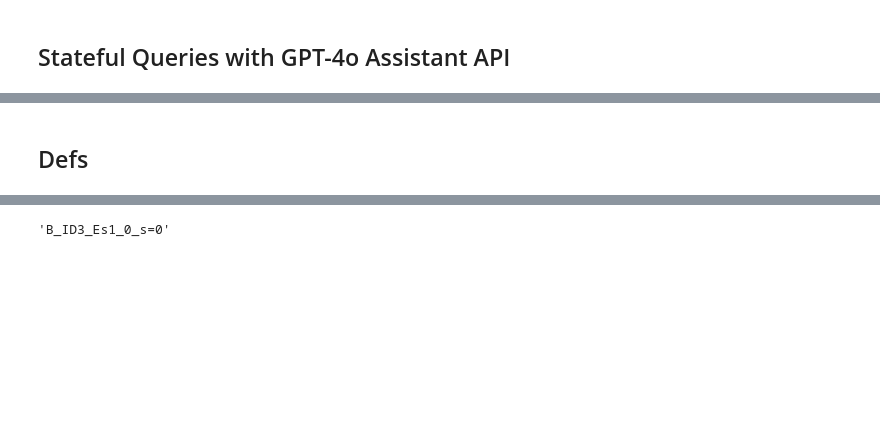
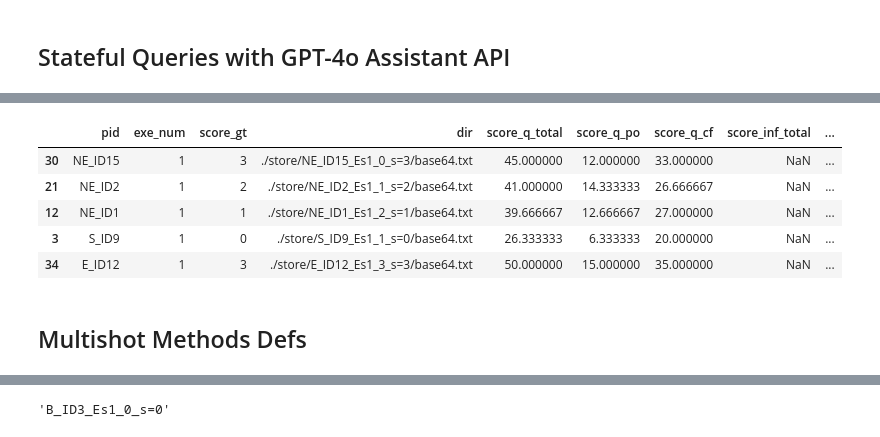
Before and after one commit to deanziyangyu/TRViT, a Jupyter notebook: src/nb/data/skeleton/prompt_lab.ipynb, the cells around one changed output, grey strips where cells are left out. Drawn from its saved outputs; the diff is of its cells as text; code cells hidden in the pictures; blank space fills up the shorter version.

```diff
--- a/src/nb/data/skeleton/prompt_lab.ipynb
+++ b/src/nb/data/skeleton/prompt_lab.ipynb
@@ -1065,0 +1164,9 @@ last_eval = reps_eval_200[(reps_eval_200['exe_num'] == 1)].iloc[5] # ends at sco
+# %%
+reps_eval_200.loc[inf_idx]
+# %% [output]
+|  | pid | exe_num | score_gt | dir | score_q_total | score_q_po | score_q_cf | score_inf_total | ... |
+| 30 | NE_ID15 | 1 | 3 | ./store/NE_ID15_Es1_0_s=3/base64.txt | 45.000000 | 12.000000 | 33.000000 | NaN | ... |
+| 21 | NE_ID2 | 1 | 2 | ./store/NE_ID2_Es1_1_s=2/base64.txt | 41.000000 | 14.333333 | 26.666667 | NaN | ... |
+| 12 | NE_ID1 | 1 | 1 | ./store/NE_ID1_Es1_2_s=1/base64.txt | 39.666667 | 12.666667 | 27.000000 | NaN | ... |
+| 3 | S_ID9 | 1 | 0 | ./store/S_ID9_Es1_1_s=0/base64.txt | 26.333333 | 6.333333 | 20.000000 | NaN | ... |
+| 34 | E_ID12 | 1 | 3 | ./store/E_ID12_Es1_3_s=3/base64.txt | 50.000000 | 15.000000 | 35.000000 | NaN | ... |
@@ -1066,3 +1183,3 @@ last_eval = reps_eval_200[(reps_eval_200['exe_num'] == 1)].iloc[5] # ends at sco
 # %% [markdown]
-## Defs
+## Multishot Methods Defs
 # %%
```
Also changed, not shown: parts of 63 cells of this notebook.
